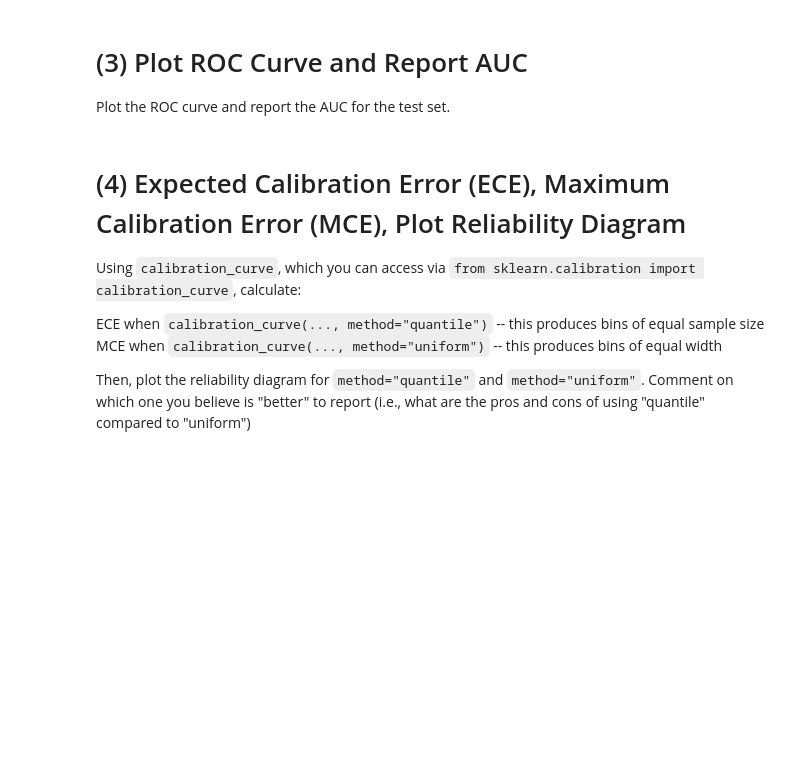
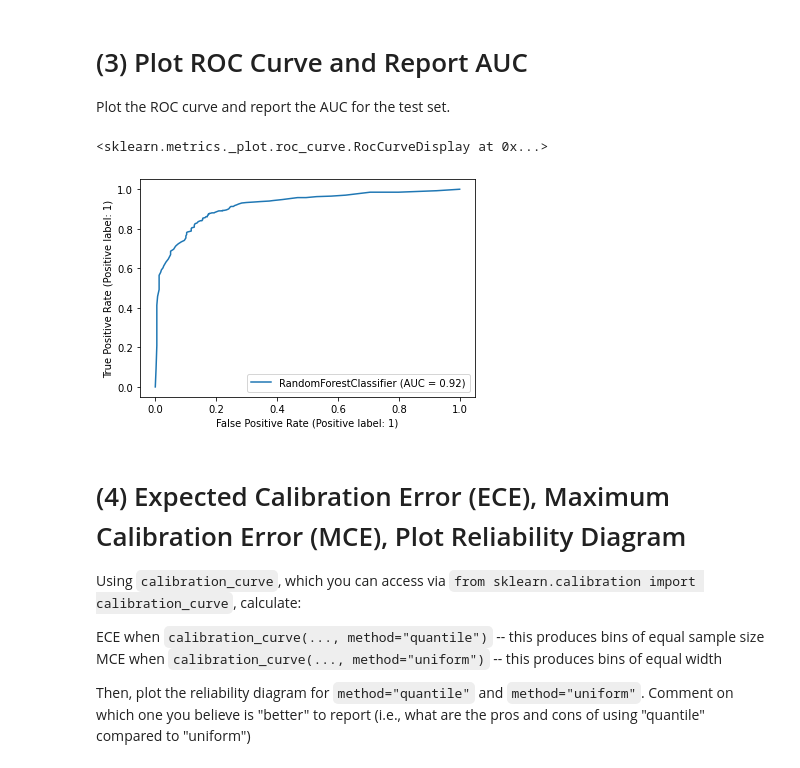
Before and after one commit to VishalShah1999/Visulization_ML, a Jupyter notebook: Homework_3_CS_GY_9223.ipynb, the cells around one changed output. Cells and saved outputs as stored; diff of their text form; code cells hidden in the pictures; blank space fills up the shorter version.

```diff
--- a/Homework_3_CS_GY_9223.ipynb
+++ b/Homework_3_CS_GY_9223.ipynb
@@ -77,6 +93,11 @@ Calculate the precision, recall, accuracy and f1-score for the test set.
 Plot the ROC curve and report the AUC for the test set.
 # %%
 # Plot the ROC curve and report the AUC for the test set.
+from sklearn.metrics import plot_roc_curve
+plot_roc_curve(clf, X_test, y_test)
+# %% [output]
+<sklearn.metrics._plot.roc_curve.RocCurveDisplay at 0x...>
+[figure, added]
 # %% [markdown]
 # (4) Expected Calibration Error (ECE), Maximum Calibration Error (MCE), Plot Reliability Diagram
 
```
Also changed, not shown: parts of 2 cells of this notebook.
